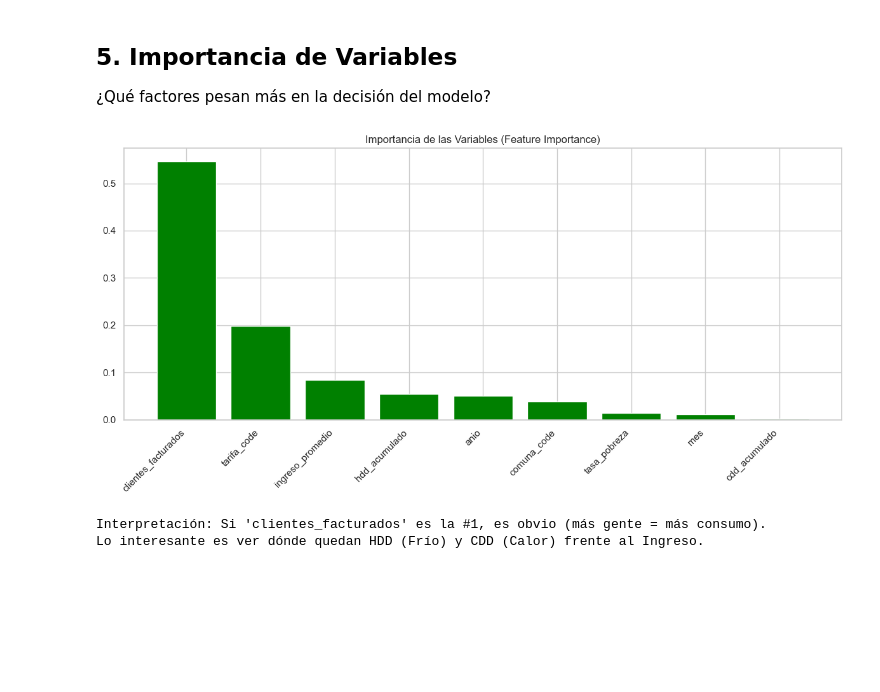
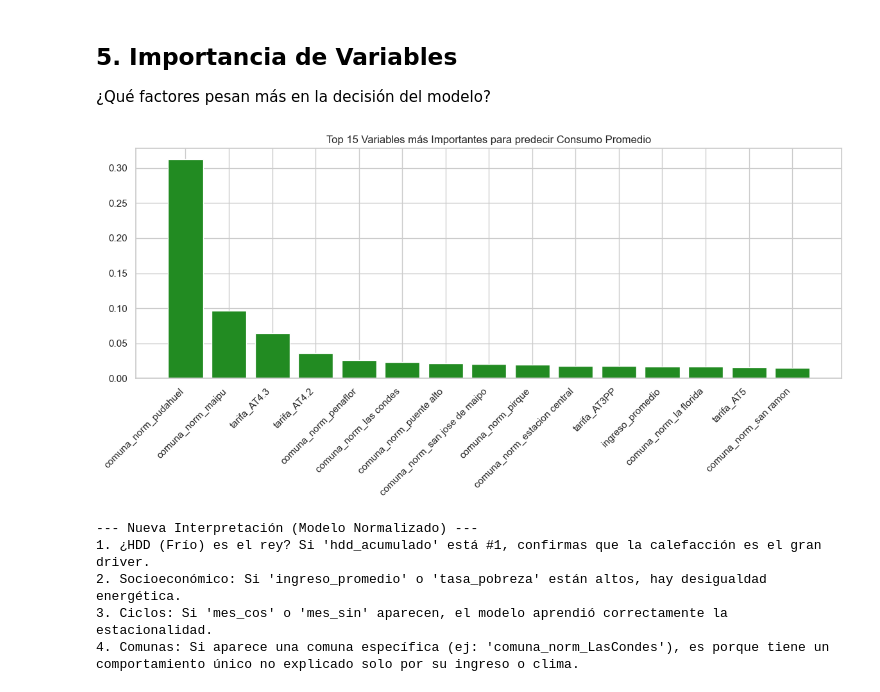
Before and after one commit to vtyphoonic/IMT2200-Proyecto, a Jupyter notebook: notebooks/05_Modelado_y_Evaluacion.ipynb, the cells around one changed output. Saved outputs shown, nothing was run; the diff lists cells and outputs as text; code cells hidden in the pictures; blank space fills up the shorter version.

```diff
--- a/notebooks/05_Modelado_y_Evaluacion.ipynb
+++ b/notebooks/05_Modelado_y_Evaluacion.ipynb
@@ -163,20 +209,33 @@ MAPE:     inf% (Porcentaje de error promedio)
 # %% [markdown]
 ## 5. Importancia de Variables
 ¿Qué factores pesan más en la decisión del modelo?
-# %%
-importances = model.feature_importances_
-indices = np.argsort(importances)[::-1]
-
-plt.figure(figsize=(12, 6))
-plt.title("Importancia de las Variables (Feature Importance)")
-plt.bar(range(X_train.shape[1]), importances[indices], align="center", color='green')
-plt.xticks(range(X_train.shape[1]), [features_final[i] for i in indices], rotation=45, ha='right')
-plt.tight_layout()
-plt.show()
-
-print("\nInterpretación: Si 'clientes_facturados' es la #1, es obvio (más gente = más consumo).")
-print("Lo interesante es ver dónde quedan HDD (Frío) y CDD (Calor) frente al Ingreso.")
-# %% [output]
-[figure, removed]
-Interpretación: Si 'clientes_facturados' es la #1, es obvio (más gente = más consumo).
-Lo interesante es ver dónde quedan HDD (Frío) y CDD (Calor) frente al Ingreso.
+# %%
+# Calcular Importancia
+importances = model.feature_importances_
+indices = np.argsort(importances)[::-1]
+
+# --- VISUALIZACIÓN OPTIMIZADA ---
+# Seleccionar solo las Top 15 para que el gráfico sea legible
+# (Al usar One-Hot Encoding tenemos muchas columnas nuevas, mostrar todas ensuciaría el gráfico)
+top_n = 15
+top_indices = indices[:top_n]
+
+plt.figure(figsize=(12, 6))
+plt.title(f"Top {top_n} Variables más Importantes para predecir Consumo Promedio")
+plt.bar(range(top_n), importances[top_indices], align="center", color='forestgreen')
+plt.xticks(range(top_n), [features_final[i] for i in top_indices], rotation=45, ha='right')
+plt.tight_layout()
+plt.show()
+
+print("\n--- Nueva Interpretación (Modelo Normalizado) ---")
+print("1. ¿HDD (Frío) es el rey? Si 'hdd_acumulado' está #1, confirmas que la calefacción es el gran driver.")
+print("2. Socioeconómico: Si 'ingreso_promedio' o 'tasa_pobreza' están altos, hay desigualdad energética.")
+print("3. Ciclos: Si 'mes_cos' o 'mes_sin' aparecen, el modelo aprendió correctamente la estacionalidad.")
+print("4. Comunas: Si aparece una comuna específica (ej: 'comuna_norm_LasCondes'), es porque tiene un comportamiento único no explicado solo por su ingreso o clima.")
+# %% [output]
+[figure, added]
+--- Nueva Interpretación (Modelo Normalizado) ---
+1. ¿HDD (Frío) es el rey? Si 'hdd_acumulado' está #1, confirmas que la calefacción es el gran driver.
+2. Socioeconómico: Si 'ingreso_promedio' o 'tasa_pobreza' están altos, hay desigualdad energética.
+3. Ciclos: Si 'mes_cos' o 'mes_sin' aparecen, el modelo aprendió correctamente la estacionalidad.
+4. Comunas: Si aparece una comuna específica (ej: 'comuna_norm_LasCondes'), es porque tiene un comportamiento único no explicado solo por su ingreso o clima.
```
Also changed, not shown: parts of 6 cells of this notebook.
